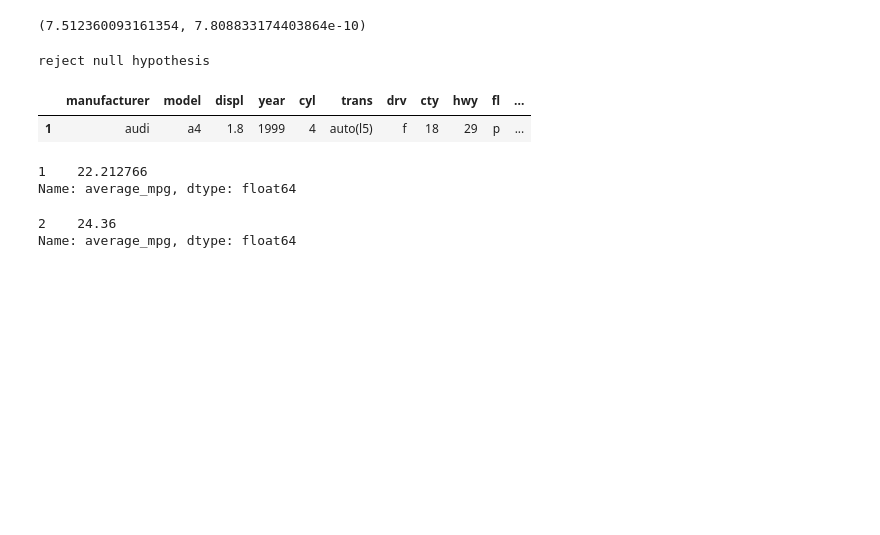
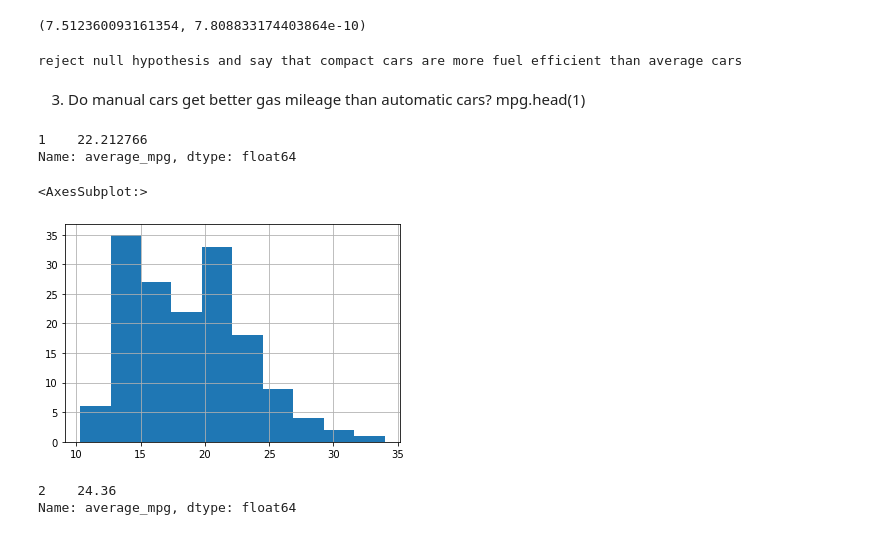
Before and after one commit to rajeshlamichhane04/statistics-exercises, a Jupyter notebook: hypothesis_testing.ipynb, the cells around one changed output. Saved outputs shown, nothing was run; the diff lists cells and outputs as text; code cells hidden in the pictures; blank space fills up the shorter version.

```diff
--- a/hypothesis_testing.ipynb
+++ b/hypothesis_testing.ipynb
@@ -183,20 +221,22 @@ t,p/2
 (7.512360093161354, 7.808833174403864e-10)
 # %%
 if (t > 0) and (p/2 < alpha):
-    print("reject null hypothesis")
+    print("reject null hypothesis and say that compact cars are more fuel efficient than average cars")
 else:
-    print("cannot reject null hypothesis")
+    print("cannot reject null hypothesis say that compact cars are not more fuel efficient than average cars")
 # %% [output]
-reject null hypothesis
+reject null hypothesis and say that compact cars are more fuel efficient than average cars
-# %%
-# Do manual cars get better gas mileage than automatic cars?
-mpg.head(1)
-# %% [output]
-|  | manufacturer | model | displ | year | cyl | trans | drv | cty | hwy | fl | ... |
-| 1 | audi | a4 | 1.8 | 1999 | 4 | auto(l5) | f | 18 | 29 | p | ... |
+# %% [markdown]
+3.  Do manual cars get better gas mileage than automatic cars?
+mpg.head(1)
 # %%
 auto_mpg = mpg[mpg.trans.str.contains("auto")].average_mpg
 auto_mpg.head(1)
 # %% [output]
 1    22.212766
 Name: average_mpg, dtype: float64
+# %%
+auto_mpg.hist()
+# %% [output]
+<AxesSubplot:>
+[figure, added]
```
Also changed, not shown: parts of 89 cells of this notebook.
